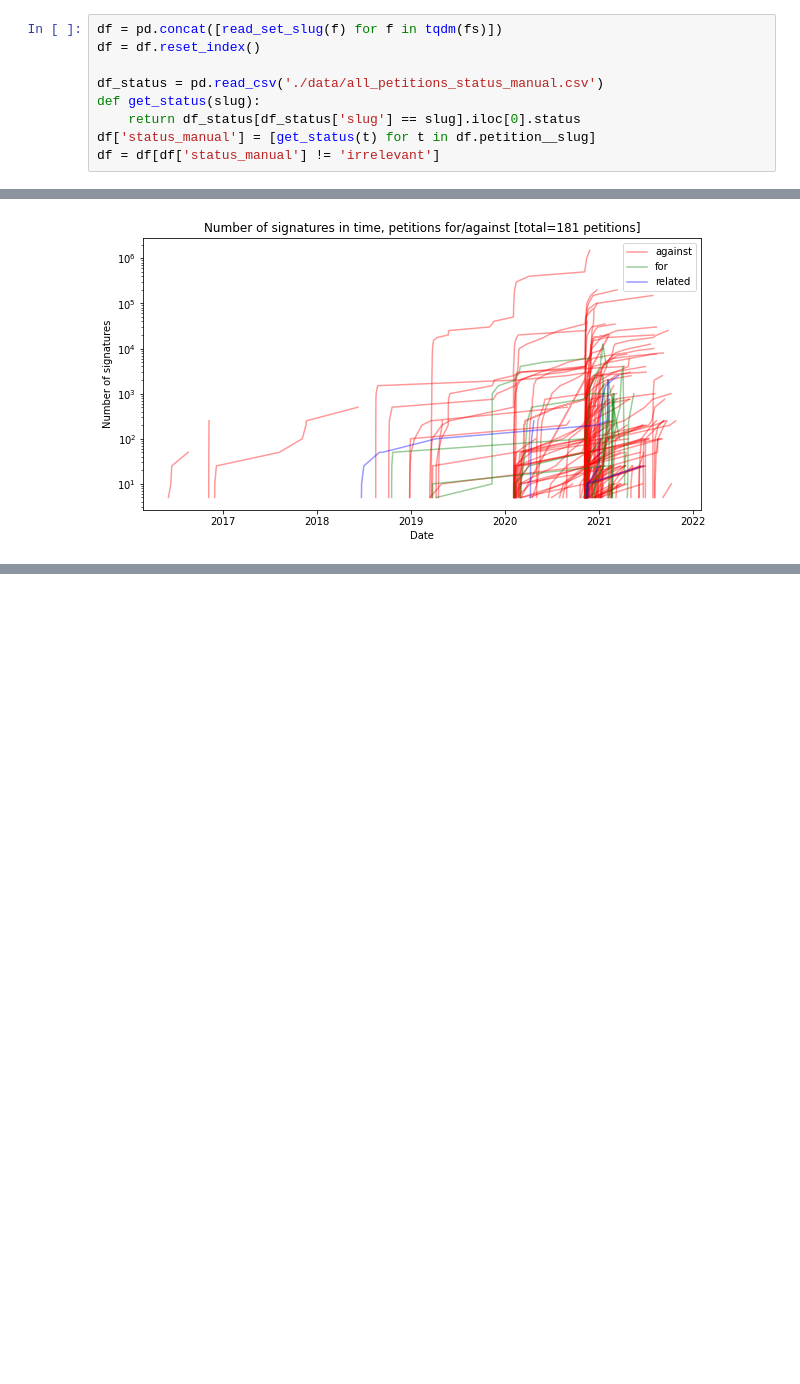
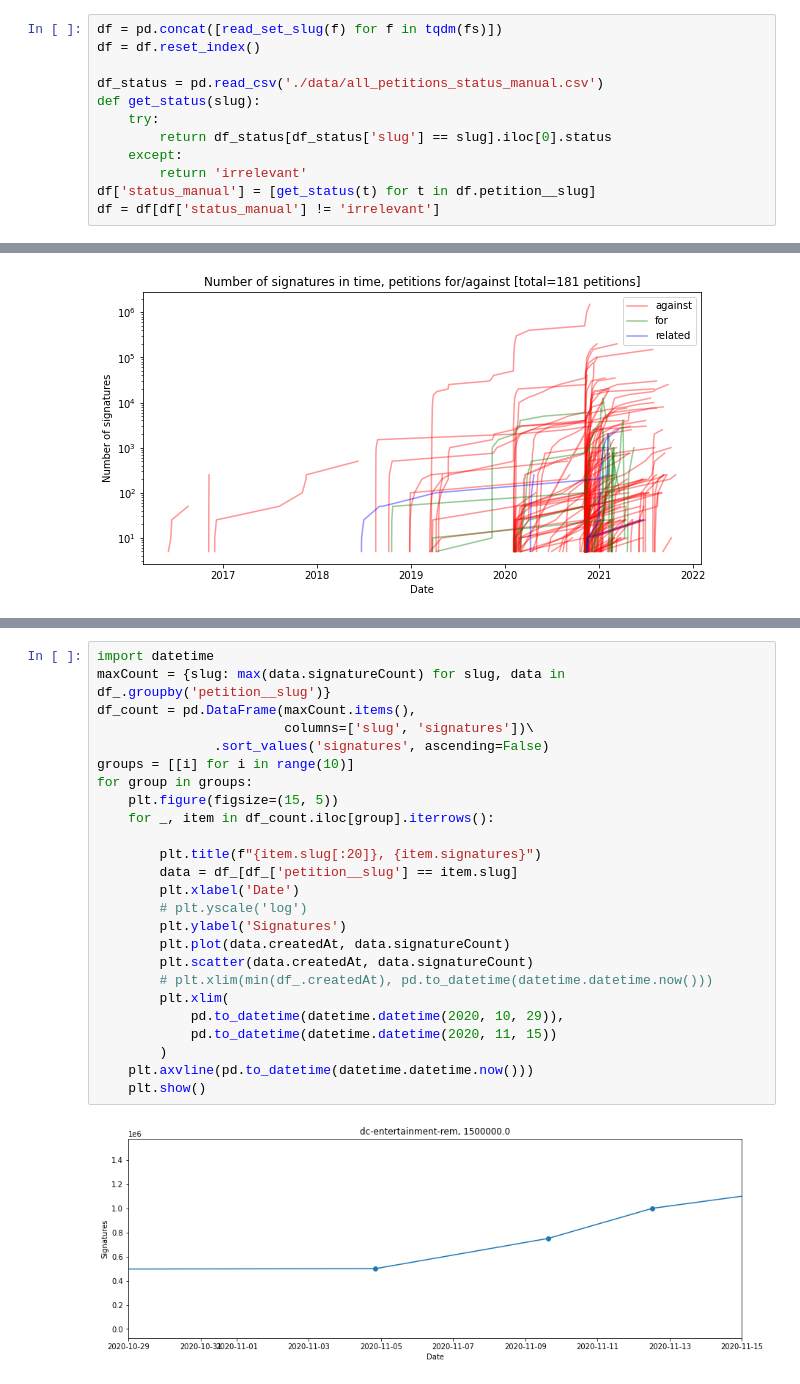
Before and after one commit to RescueSocial/SNA-ChangeOrg-AH, a Jupyter notebook: change.org-download-milestones.ipynb, the cells around one changed output, grey strips where cells are left out. Saved outputs shown, nothing was run; the diff lists cells and outputs as text; blank space fills up the shorter version.

Commit message:
Plot top petitions individually

```diff
--- a/change.org-download-milestones.ipynb
+++ b/change.org-download-milestones.ipynb
@@ -67,7 +68,10 @@ df = df.reset_index()
 
 df_status = pd.read_csv('./data/all_petitions_status_manual.csv')
 def get_status(slug):
-    return df_status[df_status['slug'] == slug].iloc[0].status
+    try:
+        return df_status[df_status['slug'] == slug].iloc[0].status
+    except:
+        return 'irrelevant'
 df['status_manual'] = [get_status(t) for t in df.petition__slug]
 df = df[df['status_manual'] != 'irrelevant']
 # %%
@@ -106,0 +110,27 @@ len(df_)
+# %%
+import datetime
+maxCount = {slug: max(data.signatureCount) for slug, data in df_.groupby('petition__slug')}
+df_count = pd.DataFrame(maxCount.items(),
+                        columns=['slug', 'signatures'])\
+               .sort_values('signatures', ascending=False)
+groups = [[i] for i in range(10)]
+for group in groups:
+    plt.figure(figsize=(15, 5))
+    for _, item in df_count.iloc[group].iterrows():
+
+        plt.title(f"{item.slug[:20]}, {item.signatures}")
+        data = df_[df_['petition__slug'] == item.slug]
+        plt.xlabel('Date')
+        # plt.yscale('log')
+        plt.ylabel('Signatures')
+        plt.plot(data.createdAt, data.signatureCount)
+        plt.scatter(data.createdAt, data.signatureCount)
+        # plt.xlim(min(df_.createdAt), pd.to_datetime(datetime.datetime.now()))
+        plt.xlim(
+            pd.to_datetime(datetime.datetime(2020, 10, 29)),
+            pd.to_datetime(datetime.datetime(2020, 11, 15))
+        )
+    plt.axvline(pd.to_datetime(datetime.datetime.now()))
+    plt.show()
+# %% [output]
+[figure, added]
```
Also changed, not shown: parts of 5 cells of this notebook, 1 other file.
